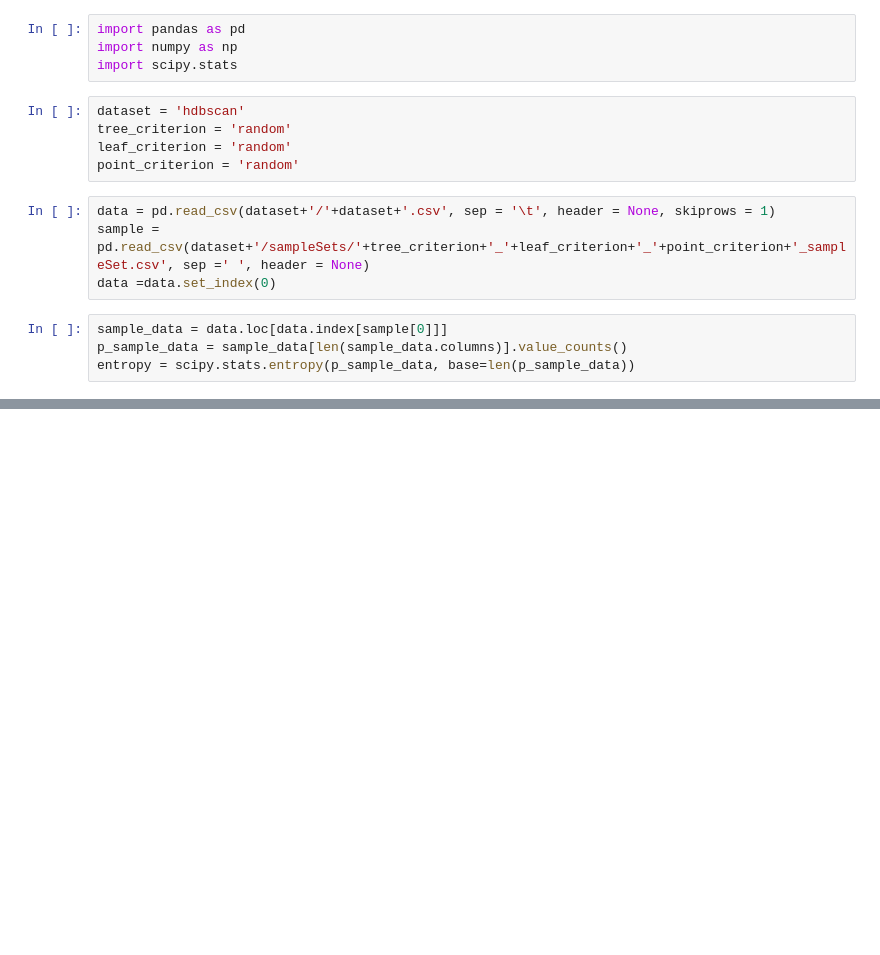
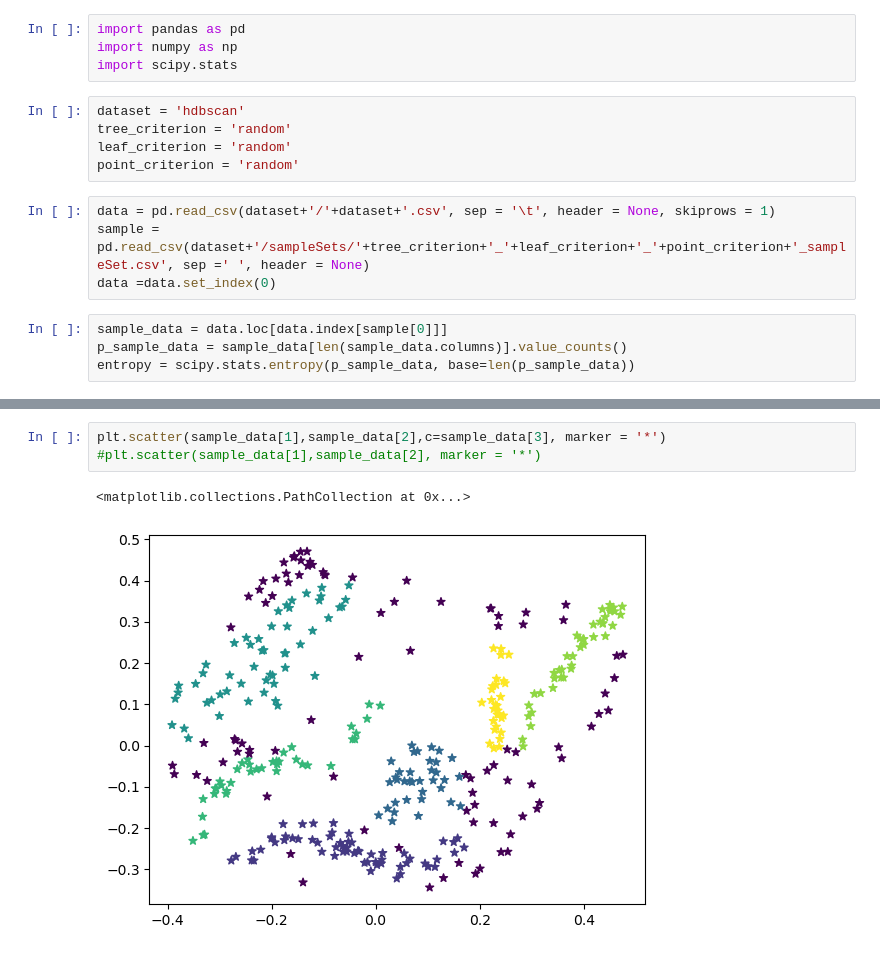
Before and after one commit to nidhiahl/if-sampling, a Jupyter notebook: entropy.ipynb, the cells around one changed output, grey strips where cells are left out. Drawn from its saved outputs; the diff is of its cells as text; blank space fills up the shorter version.

```diff
--- a/entropy.ipynb
+++ b/entropy.ipynb
@@ -30,0 +38,6 @@ Entropy: 0.9552933171428031
+# %%
+plt.scatter(sample_data[1],sample_data[2],c=sample_data[3], marker = '*')
+#plt.scatter(sample_data[1],sample_data[2], marker = '*')
+# %% [output]
+<matplotlib.collections.PathCollection at 0x...>
+[figure, added]
```
Also changed, not shown: parts of 2 cells of this notebook, 10 other files.
